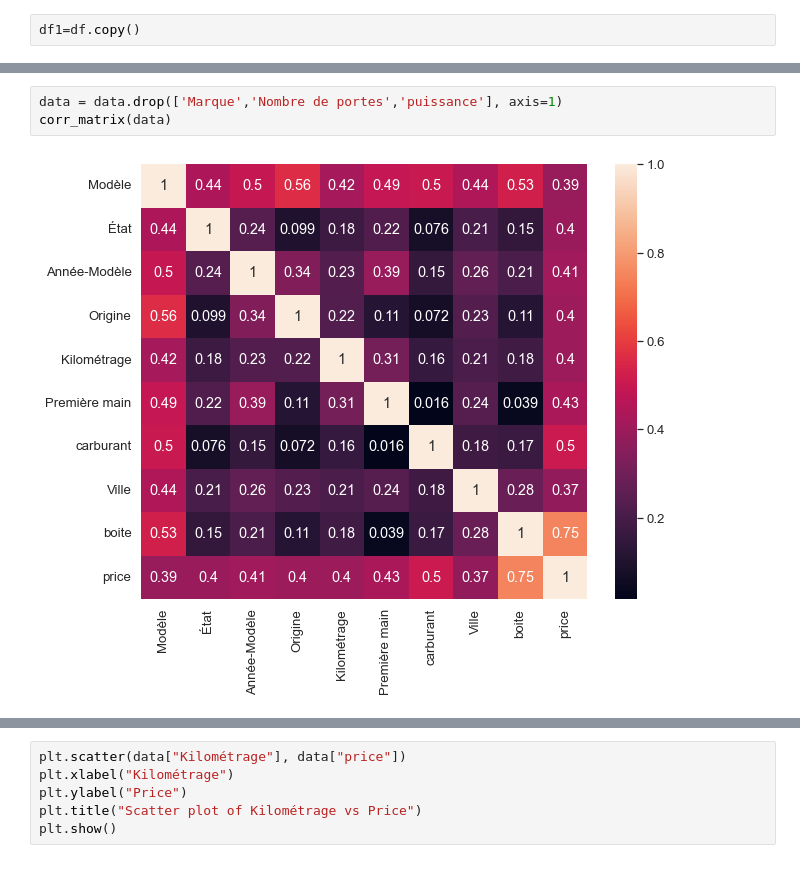
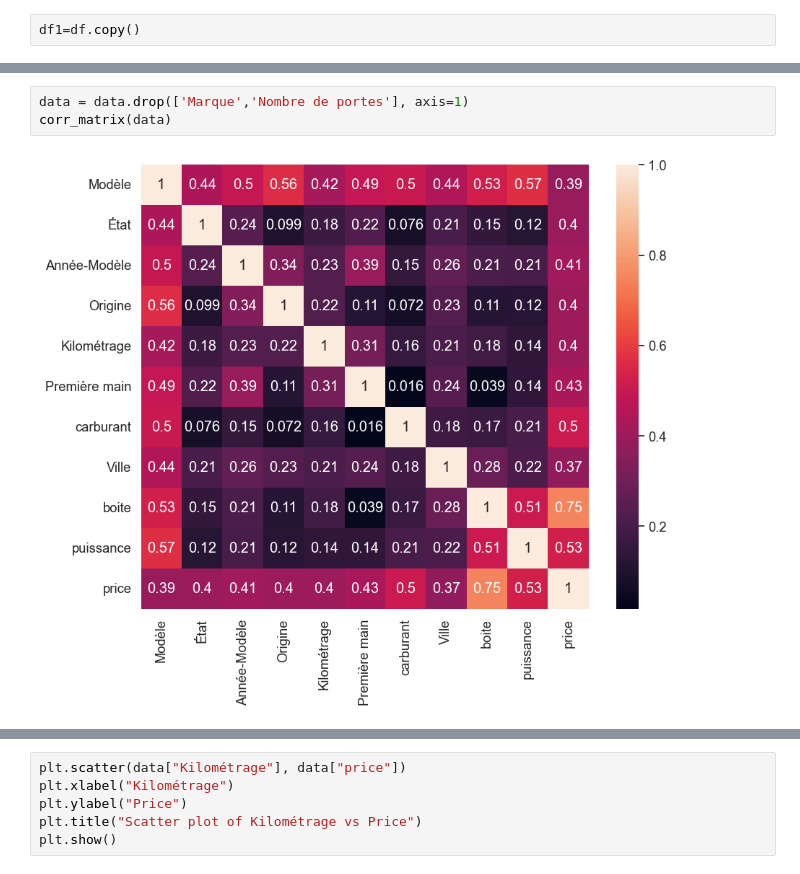
Before and after one commit to joyboy129/statistiques, a Jupyter notebook: 2ndpart.ipynb, the cells around one changed output, grey strips where cells are left out. Cells and saved outputs as stored; diff of their text form.

```diff
--- a/2ndpart.ipynb
+++ b/2ndpart.ipynb
@@ -45,8 +45,8 @@ corr_matrix(data)
 # %%
-data = data.drop(['Marque','Nombre de portes','puissance'], axis=1)
+data = data.drop(['Marque','Nombre de portes'], axis=1)
 corr_matrix(data)
 # %% [output]
-[figure, old version]
+[figure, new version]
 # %%
 def visualize(data):
     sns.pairplot(data, diag_kind="kde", height=2.5)
```
Also changed, not shown: parts of 28 cells of this notebook.
